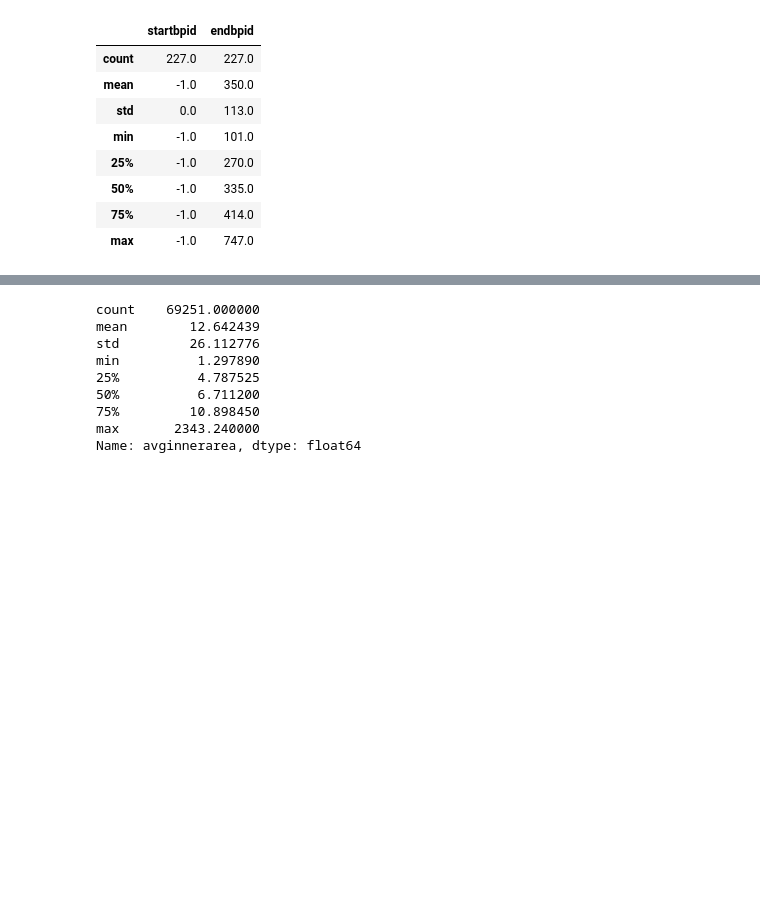
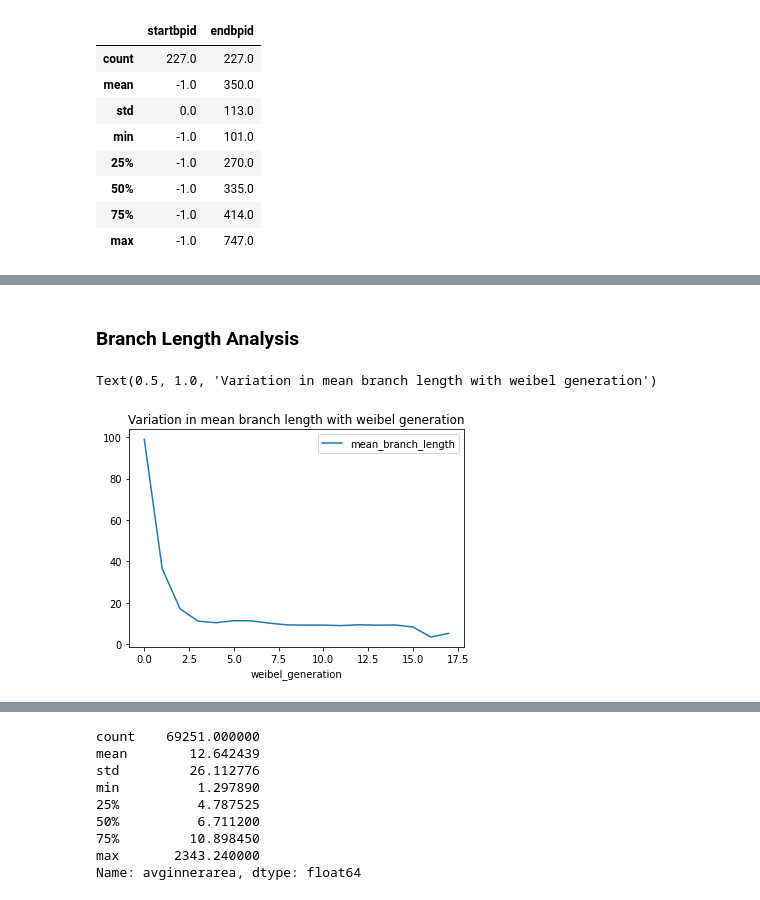
Before and after one commit to s-n-naik/airway_exploration, a Jupyter notebook: test.ipynb, the cells around one changed output, grey strips where cells are left out. Saved outputs shown, nothing was run; the diff lists cells and outputs as text; code cells hidden in the pictures; blank space fills up the shorter version.

Commit message:
Added lobe level analysis

```diff
--- a/test.ipynb
+++ b/test.ipynb
@@ -254,0 +373,11 @@ All branches start at trachea and end on segment number 350\pm 113
+# %% [markdown]
+### Branch Length Analysis
+# %%
+branch_length_df = df[["idno", "weibel_generation", "centerlinelength"]].copy().groupby("weibel_generation").agg({"centerlinelength":"mean",
+                                                                                       "idno":"nunique"}).rename({"idno":"num_patients", "centerlinelength":"mean_branch_length"}, axis=1)
+f, ax= plt.subplots()
+branch_length_df.reset_index().plot(x="weibel_generation", y="mean_branch_length", ax=ax)
+plt.title("Variation in mean branch length with weibel generation") # NOTE NOT SURE ON UNITS
+# %% [output]
+Text(0.5, 1.0, 'Variation in mean branch length with weibel generation')
+[figure, added]
```
Also changed, not shown: parts of 9 cells of this notebook.
